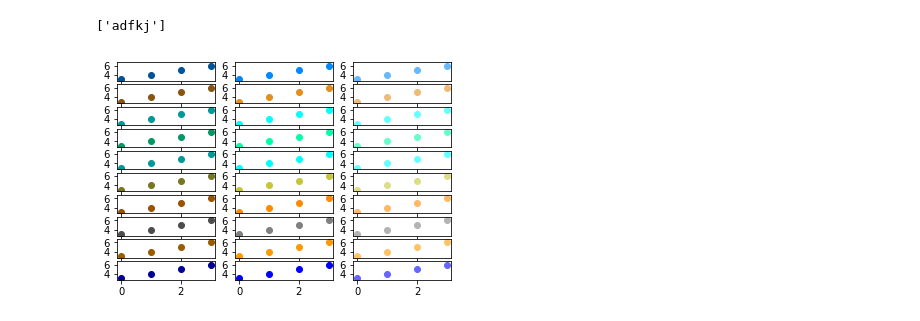
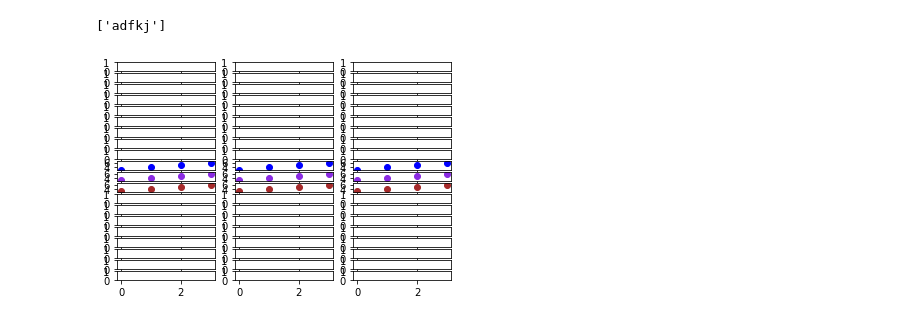
Before and after one commit to ruizli/ML_hadron_structure_LQCD, a Jupyter notebook: statistic.ipynb, the cells around one changed output. Drawn from its saved outputs; the diff is of its cells as text; code cells hidden in the pictures.

```diff
--- a/statistic.ipynb
+++ b/statistic.ipynb
@@ -851,31 +885,31 @@ print(a.split('+T'))
 # %%
 import numpy as np
 import pandas as pd
 import matplotlib.pyplot as mplot
 from matplotlib.figure import Figure
 #from matplotlib.backends.backend_tkagg import FigureCanvasTkAgg
 from matplotlib.backends.backend_pdf import PdfPages
 from matplotlib import colors as mcolors
 import colorsys
 import seaborn as sbn
 
 colorlist = [ name for name, color in mcolors.cnames.items()]
 def col(color, amount):
     c = mcolors.cnames[color]
     c = colorsys.rgb_to_hls(*mcolors.to_rgb(c))
     if amount > 0:
         return colorsys.hls_to_rgb(c[0], .7, c[2])
     elif amount == 0:
         return colorsys.hls_to_rgb(c[0], .5, c[2])
     else:
         return colorsys.hls_to_rgb(c[0], .3, c[2])
 
-fig, ax = mplot.subplots(nrows=10, ncols=3, sharex=True)
-for i in range(10):
+fig, ax = mplot.subplots(nrows=20, ncols=3, sharex=True)
+for i in range(9,12):
     for j in range(3):
-        color = col(colorlist[i], j-1)
+        color = colorlist[i]#col(colorlist[i], j-1)
         ax[i,j].errorbar(x=[0,1,2,3], y=[3,4,5,6], yerr=[.1,.2,.4,.5],
                    color=color, barsabove=True, fmt='o', capthick=10)
 mplot.show()
 # %% [output]
-[figure, old version]
+[figure, new version]
```
Also changed, not shown: parts of 1 cell of this notebook.
